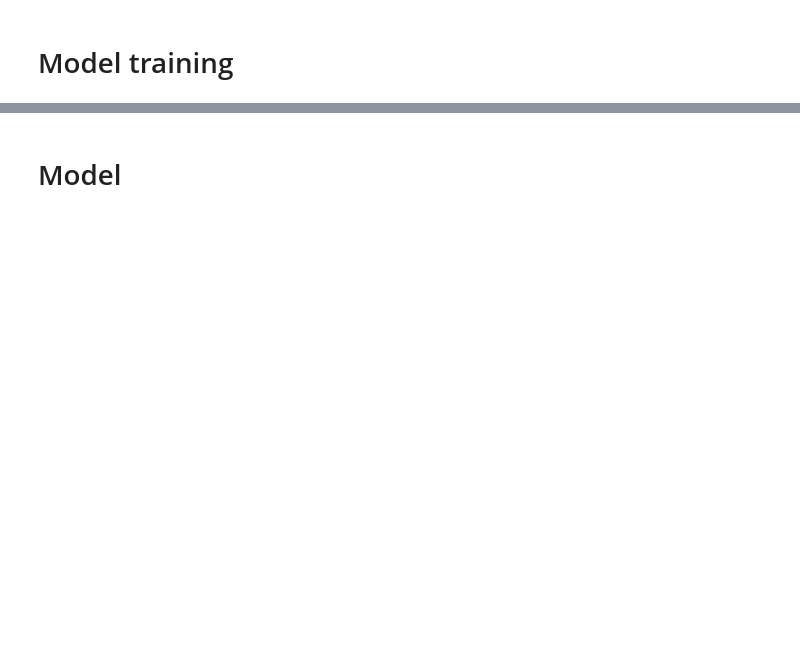
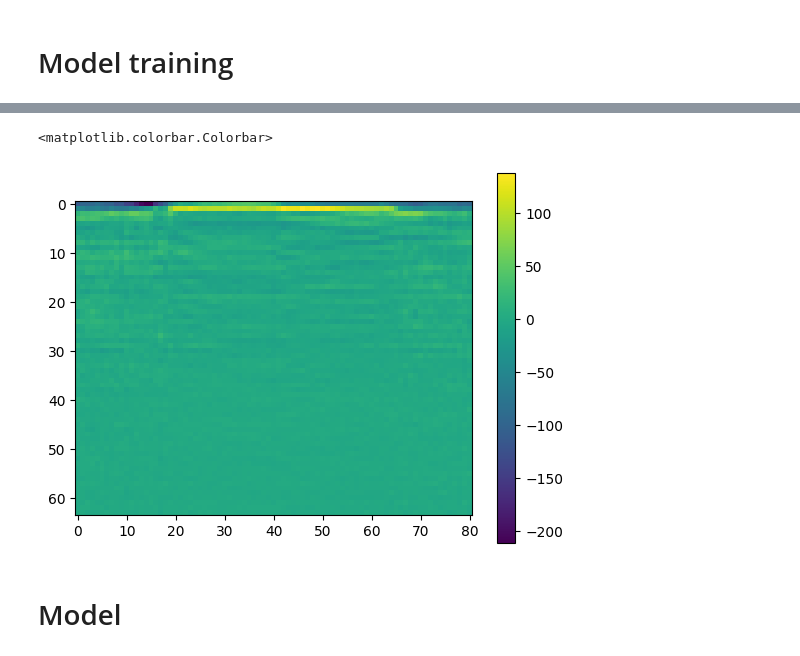
Before and after one commit to ssslakter/sounds, a Jupyter notebook: nbs/hits_02_model.ipynb, the cells around one changed output, grey strips where cells are left out. Saved outputs shown, nothing was run; the diff lists cells and outputs as text; code cells hidden in the pictures; blank space fills up the shorter version.

```diff
--- a/nbs/hits_02_model.ipynb
+++ b/nbs/hits_02_model.ipynb
@@ -45,4 +45,4 @@ test = D.TfmDataset(merge_items(valid_xs, valid_ys), x_tfms, y_tfms)
 # %%
-dls = dataloaders(train, test, batch_size=32, shuffle=True)
+dls = dataloaders(train, valid, batch_size=32, shuffle=True)
 # %%
 xb,yb = next(iter(dls.train))
@@ -53,2 +49,10 @@ Audio(xb[1].numpy(), rate=sr)
+# %%
+import matplotlib.pyplot as plt
+
+plt.imshow(xb[0])
+plt.colorbar()
+# %% [output]
+<matplotlib.colorbar.Colorbar>
+[figure, added]
 # %% [markdown]
 # Model
```
Also changed, not shown: parts of 13 cells of this notebook, 5 other files.
